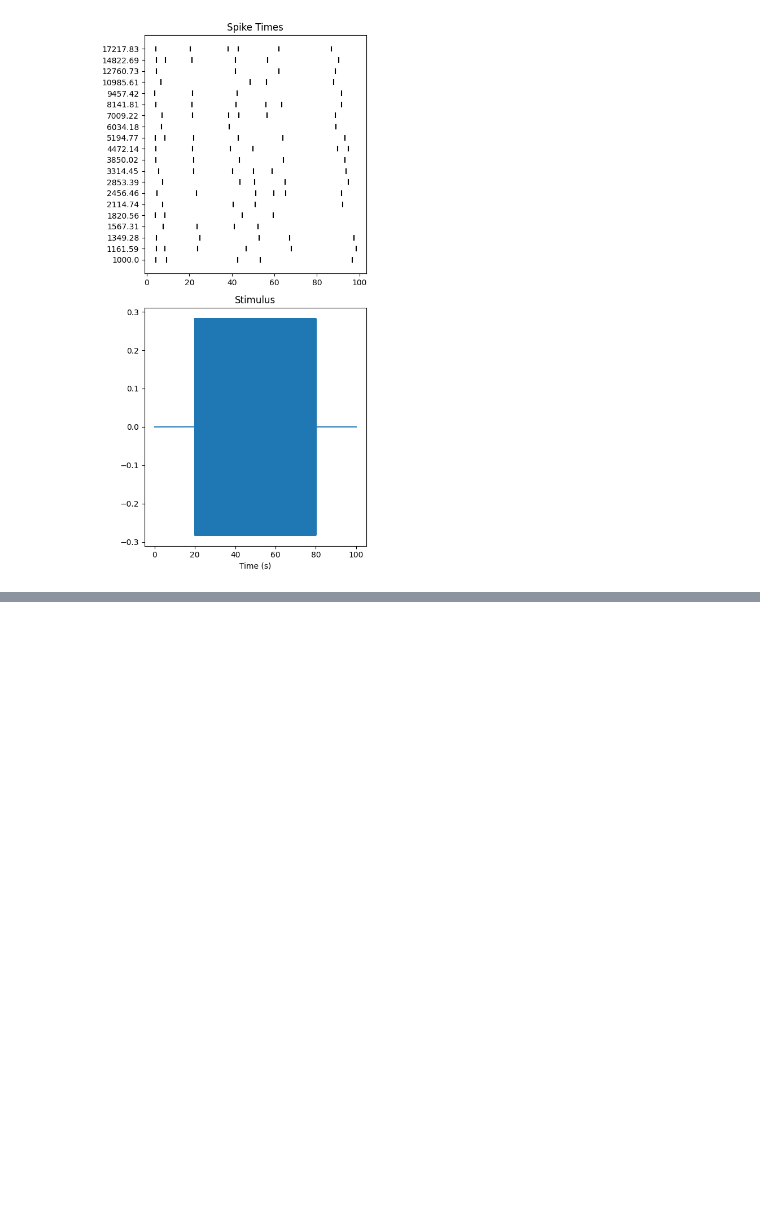
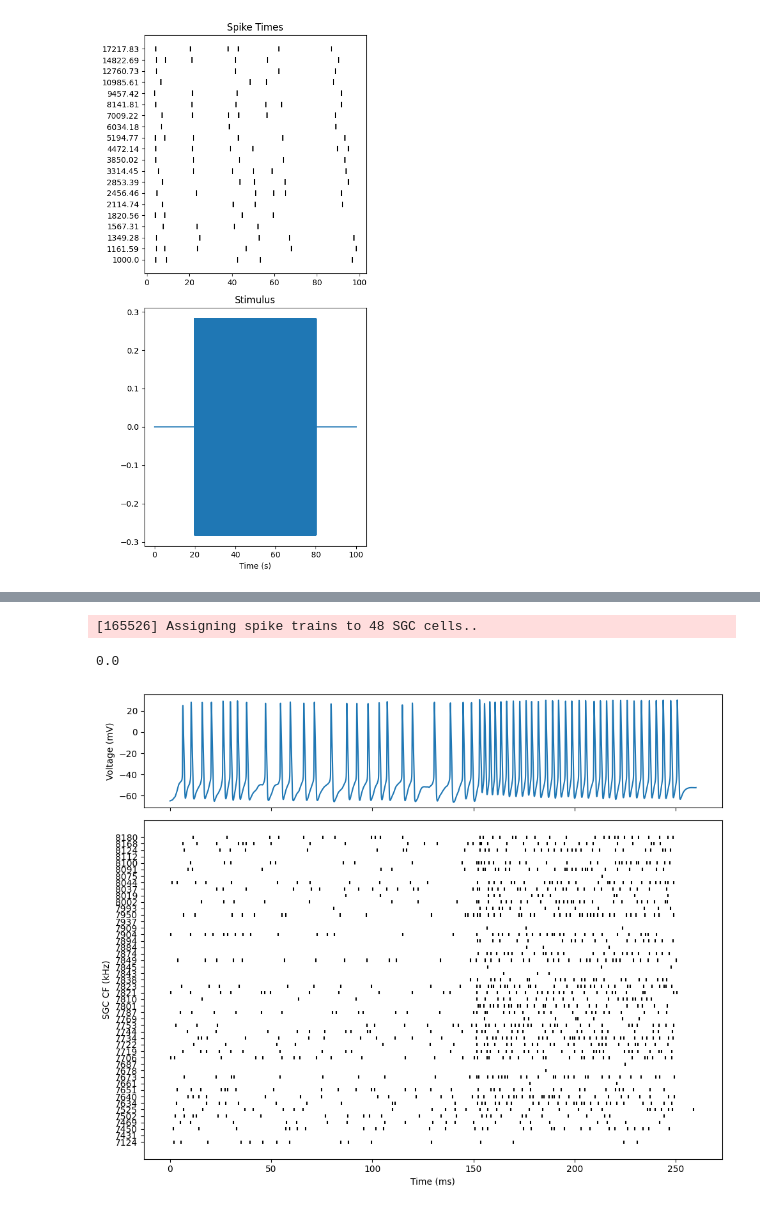
Before and after one commit to kedoxey/DCN_model, a Jupyter notebook: notebooks/cnmodel.ipynb, the cells around one changed output, grey strips where cells are left out. Cells and saved outputs as stored; diff of their text form; code cells hidden in the pictures; blank space fills up the shorter version.

```diff
--- a/notebooks/cnmodel.ipynb
+++ b/notebooks/cnmodel.ipynb
@@ -1156,0 +1186,71 @@ fig.tight_layout()
+# %%
+sgc_df_one = {'ID': [],
+          'F': [],
+          'SR': []}
+for sgc_id in sgc_in_ids_one:
+    sgc_cell = sgc_pop_one.get_cell(sgc_id)
+    sgc_df_one['ID'].append(sgc_id)
+    sgc_df_one['F'].append(sgc_cfs_one[sgc_id])
+    sgc_df_one['SR'].append(sgc_cell.sr)
+sgc_df_one = pd.DataFrame.from_dict(sgc_df_one)
+# %%
+stimpar = {
+            "dur": 0.26,
+            "pip": 0.1,
+            "start": [0.15],
+            "baseline": [50, 150],
+            "response": [150, 250],
+        }
+
+stim = cnm.util.sound.TonePip(
+                    rate=100e3,
+                    duration=stimpar["dur"],
+                    f0=22000,
+                    dbspl=60,  # dura 0.2, pip_start 0.1 pipdur 0.04
+                    ramp_duration=2.5e-3,
+                    pip_duration=stimpar["pip"],
+                    pip_start=stimpar["start"],
+                )
+
+sgc_pop_one.set_sound_stim(stim, parallel=False)
+# %% [output]
+[165526] Assigning spike trains to 48 SGC cells..
+# %%
+v_pyr_one = h.Vector().record(pyr_cell_one[0].soma(0.5)._ref_v)
+t_one = h.Vector().record(h._ref_t)
+
+h.tstop = stim.duration * 1000
+h.celsius = 34
+h.dt = 0.001
+
+cnm.util.custom_init()
+h.run()
+# %% [output]
+0.0
+# %%
+pyr_spkt_one = [t_one[j] for j in range(len(v_pyr_one) - 1) if v_pyr_one[j] <= 0 and v_pyr_one[j + 1] > 0]
+
+sgc_spkts_one = {}
+for sgc_i in sgc_pop_one.real_cells():
+    sgc_cell = sgc_pop_one.get_cell(sgc_i)
+    sgc_spkts_one[sgc_i] = sgc_cell._spiketrain
+# %%
+fig, axs = plt.subplots(2,1,figsize=(10,8),sharex=True, height_ratios=[1,3])
+axs = axs.ravel()
+
+axs[0].plot(t_one,v_pyr_one)
+axs[0].set_ylabel('Voltage (mV)')
+
+for i, (sgc_id, sgc_spkt) in enumerate(sgc_spkts_one.items()):
+
+    axs[1].vlines(sgc_spkt, ymin=i-0.25, ymax=i+0.25, color='k', zorder=12)
+
+axs[1].set_xlabel('Time (ms)')
+axs[1].set_ylabel('SGC CF (kHz)')
+axs[1].set_yticks(range(len(sgc_spkts_one)))
+# axs[1].set_yticklabels([np.round(sgc_cfs[i]/1000,2) for i in sgc_spkts.keys()])
+axs[1].set_yticklabels(sgc_spkts_one.keys())
+
+fig.tight_layout()
+# %% [output]
+[figure, added]
```
Also changed, not shown: parts of 14 cells of this notebook, 41 other files.
